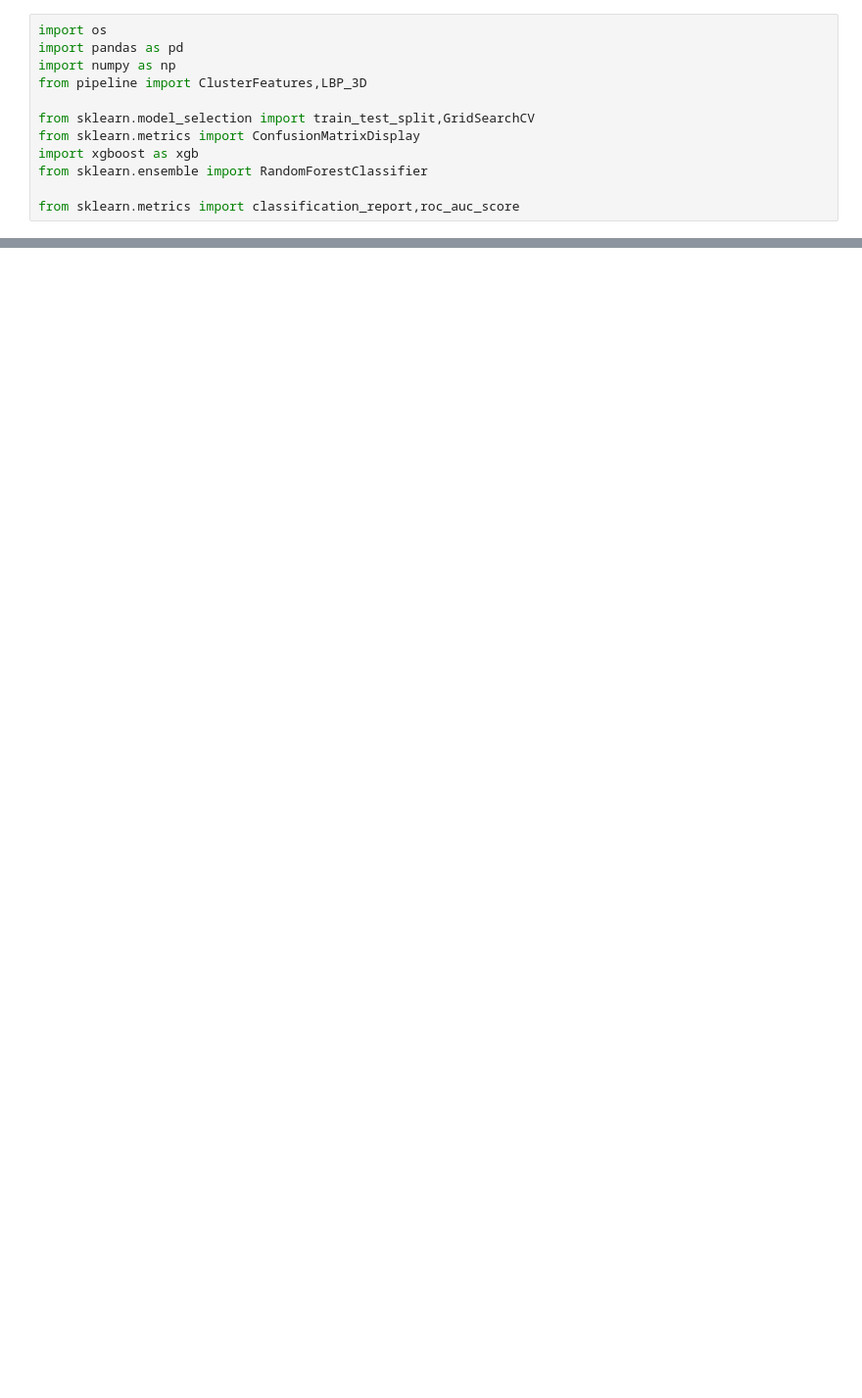
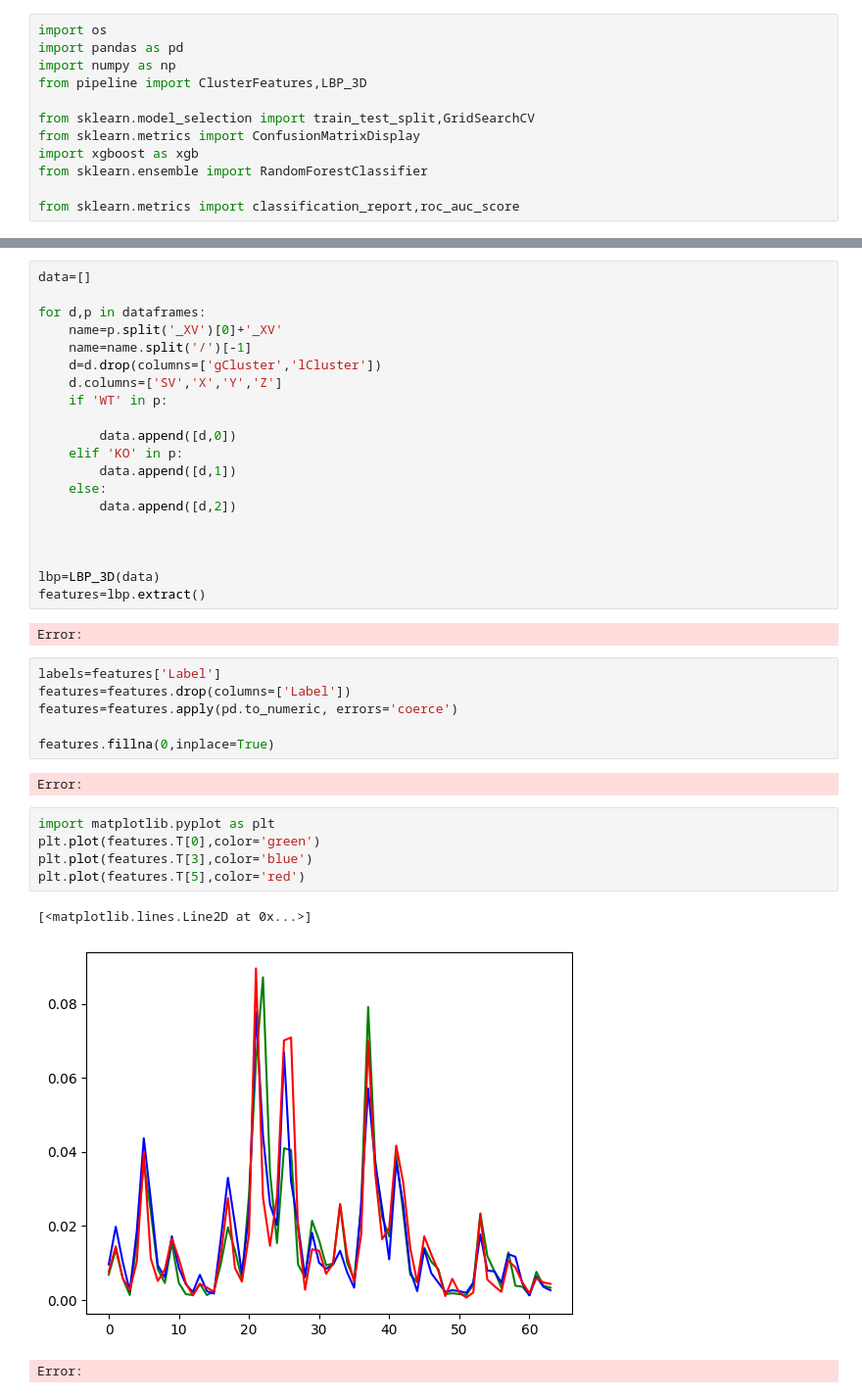
Before and after one commit to Adelaide-ReXIL/XV_prelim, a Jupyter notebook: Code/PA_test.ipynb, the cells around one changed output, grey strips where cells are left out. Shown: that part at 98% size. Drawn from its saved outputs; the diff is of its cells as text; blank space fills up the shorter version.

```diff
--- a/Code/PA_test.ipynb
+++ b/Code/PA_test.ipynb
@@ -334,0 +465,39 @@ weighted avg       0.44      0.67      0.53         3
+# %%
+data=[]
+
+for d,p in dataframes:
+    name=p.split('_XV')[0]+'_XV'
+    name=name.split('/')[-1]
+    d=d.drop(columns=['gCluster','lCluster'])
+    d.columns=['SV','X','Y','Z']
+    if 'WT' in p:
+
+        data.append([d,0])
+    elif 'KO' in p:
+        data.append([d,1])
+    else:
+        data.append([d,2])
+
+
+
+lbp=LBP_3D(data)
+features=lbp.extract()
+# %% [output]
+Error:
+# %%
+labels=features['Label']
+features=features.drop(columns=['Label'])
+features=features.apply(pd.to_numeric, errors='coerce')
+
+features.fillna(0,inplace=True)
+# %% [output]
+Error:
+# %%
+import matplotlib.pyplot as plt
+plt.plot(features.T[0],color='green')
+plt.plot(features.T[3],color='blue')
+plt.plot(features.T[5],color='red')
+# %% [output]
+[<matplotlib.lines.Line2D at 0x...>]
+[figure, added]
+Error:
```
Also changed, not shown: parts of 24 cells of this notebook, 7 other files.
